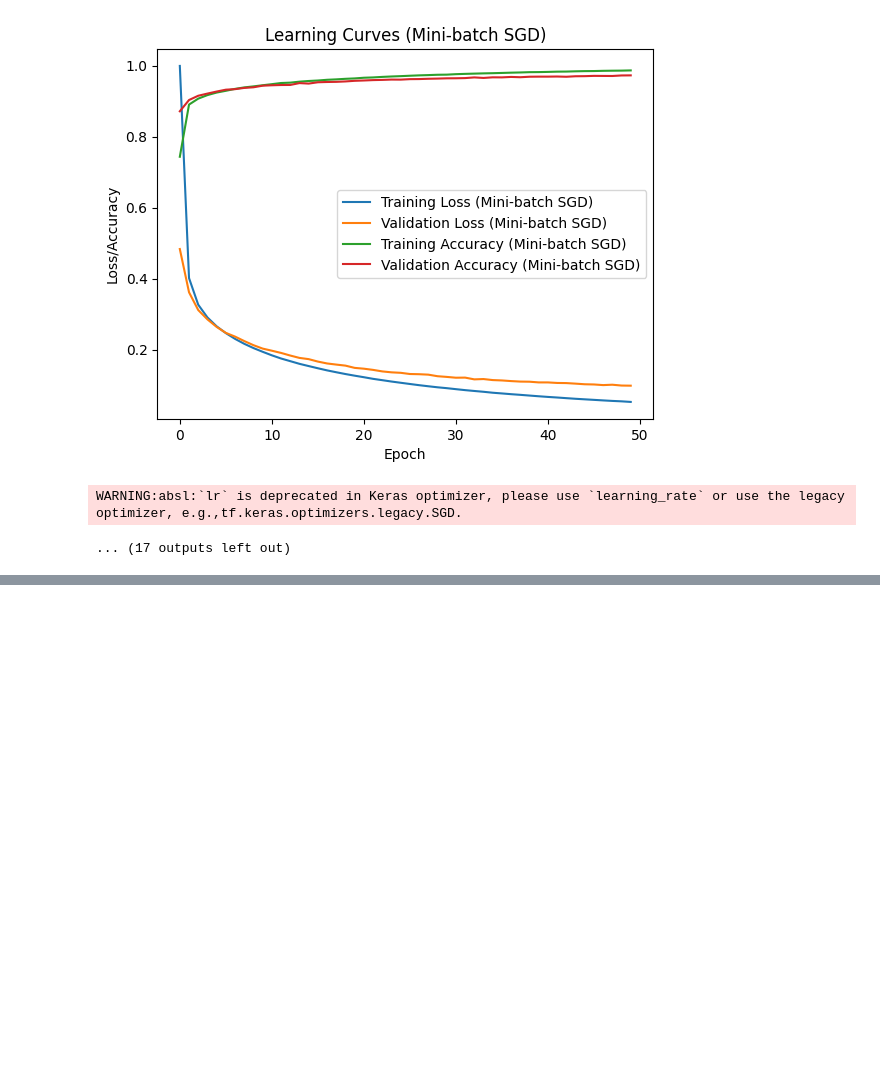
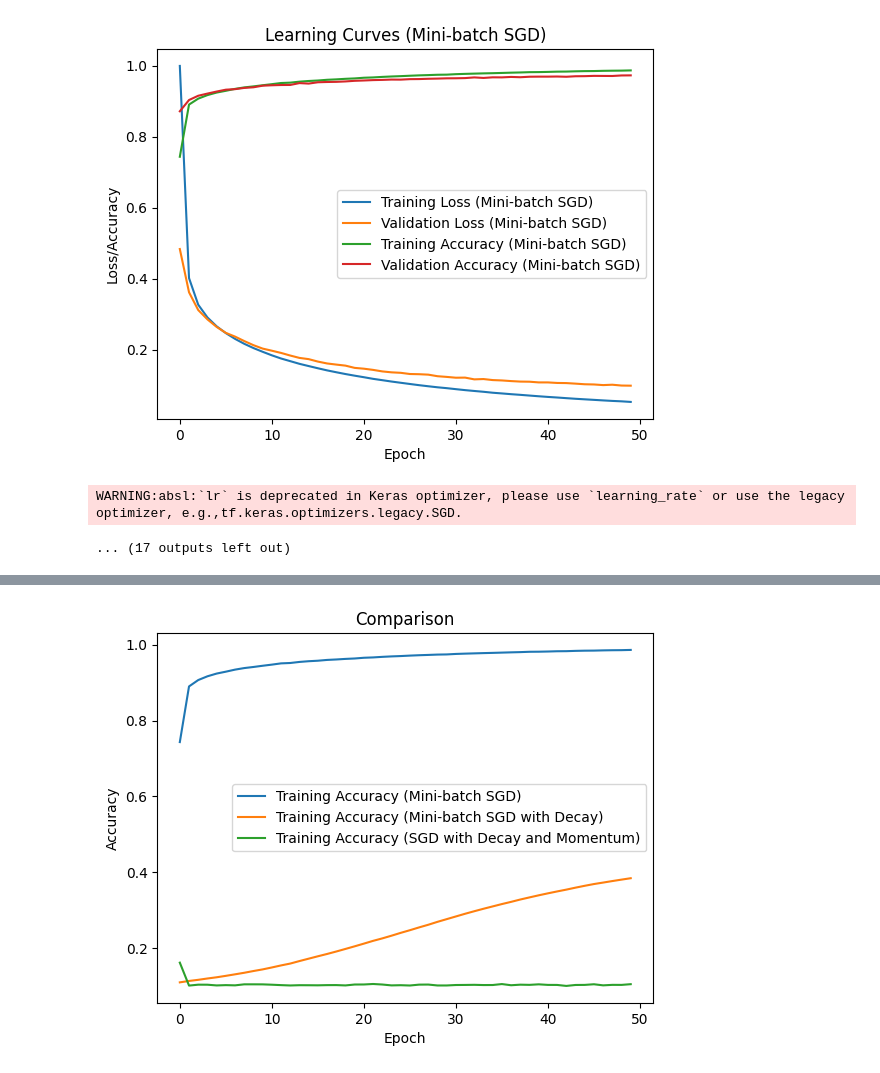
Before and after one commit to AyoubFrihaoui/Deep-Learning-Labs, a Jupyter notebook: Lab 2 - ANN MLP 2 hidden layers/lab_notebook.ipynb, the cells around one changed output, grey strips where cells are left out. Cells and saved outputs as stored; diff of their text form; code cells hidden in the pictures; blank space fills up the shorter version.

```diff
--- a/Lab 2 - ANN MLP 2 hidden layers/lab_notebook.ipynb
+++ b/Lab 2 - ANN MLP 2 hidden layers/lab_notebook.ipynb
@@ -181,0 +1054,17 @@ WARNING:absl:`lr` is deprecated in Keras optimizer, please use `learning_rate` o
+# %%
+
+#plt.plot(models_history[optimizer]['loss'], label=f'Training Loss ({optimizer})')
+#plt.plot(models_history[optimizer]['val_loss'], label=f'Validation Loss ({optimizer})')
+plt.plot(models_history[optimizers[1]]['accuracy'], label=f'Training Accuracy ({optimizers[1]})')
+
+plt.plot(models_history[optimizers[2]]['accuracy'], label=f'Training Accuracy ({optimizers[3]})')
+
+plt.plot(models_history[optimizers[4]]['accuracy'], label=f'Training Accuracy ({optimizers[4]})')
+
+plt.title(f'Comparison')
+plt.xlabel('Epoch')
+plt.ylabel('Accuracy')
+plt.legend()
+plt.show()
+# %% [output]
+[figure, added]
```
Also changed, not shown: parts of 11 cells of this notebook.
